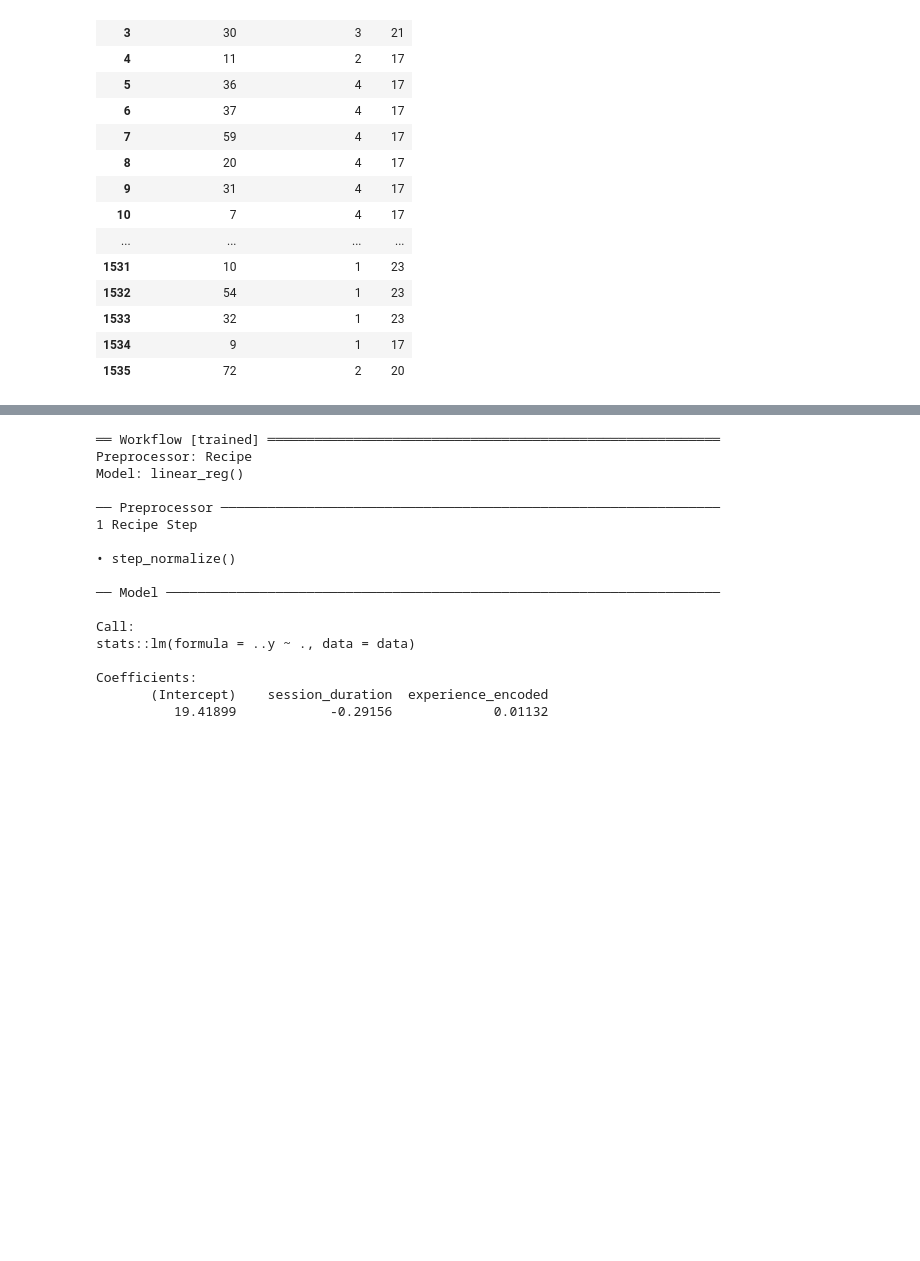
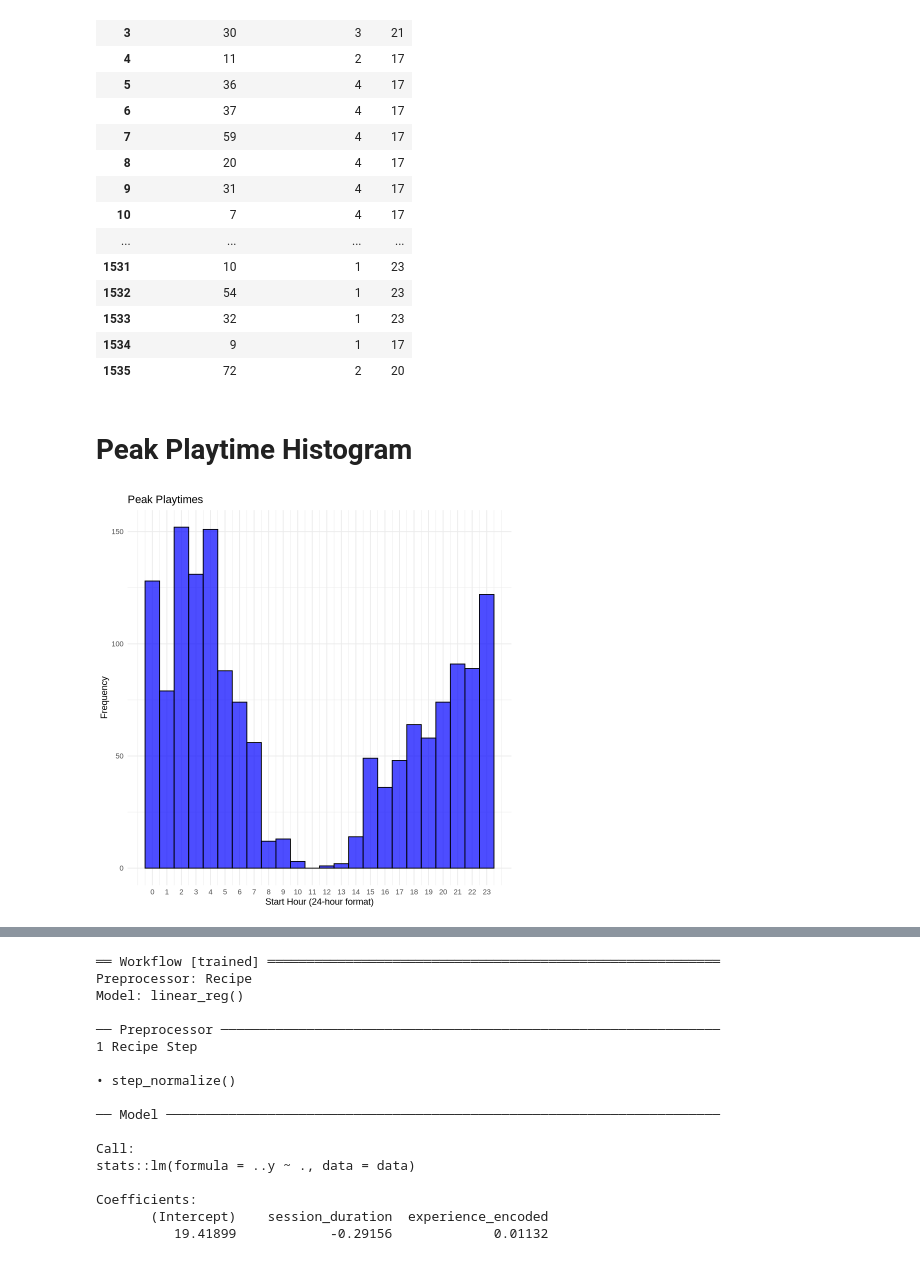
Before and after one commit to gvnwu/New-Group-Project, a Jupyter notebook: Group_final_project.ipynb, the cells around one changed output, grey strips where cells are left out. Saved outputs shown, nothing was run; the diff lists cells and outputs as text; code cells hidden in the pictures; blank space fills up the shorter version.

Commit message:
Histograms

```diff
--- a/Group_final_project.ipynb
+++ b/Group_final_project.ipynb
@@ -142,3 +142,47 @@ A data.frame: 1533 × 3
 | 1533 | 32 | 1 | 23 |
 | 1534 | 9 | 1 | 17 |
 | 1535 | 72 | 2 | 20 |
+# %%
+sessions_select <- sessions_data |>
+    select(start_time, end_time, hashedEmail)
+
+sessions_seperate <- sessions_select |>
+    separate(start_time, into = c("start_date", "start_time"), sep = " ") |>
+    separate(end_time, into = c("end_date", "end_time"), sep = " ")
+
+sessions_new <- sessions_seperate |>
+   mutate(start_time = as.POSIXct(start_time, format = "%H:%M"),
+          end_time = as.POSIXct(end_time, format = "%H:%M"),
+         start_hour = hour(start_time),
+         end_hour= hour(end_time))
+
+
+players_new <- players_data |>
+    select(hashedEmail,experience, played_hours, name, gender, age)
+
+
+players_session <- full_join(sessions_new, players_new, by = "hashedEmail")
+
+
+player_session_select <- players_session |>
+    select(start_hour, experience) |>
+    mutate(experience = as.factor(experience)) |>
+    drop_na()
+
+players_session <- full_join(sessions_new, players_new, by = "hashedEmail")
+player_session_select <- players_session |>
+    select(start_hour, experience, age) |>
+    mutate(experience = as.factor(experience)) |>
+    drop_na()
+# %% [markdown]
+# Peak Playtime Histogram
+# %%
+ggplot(player_session_select, aes(x = start_hour)) +
+  geom_histogram(binwidth = 1, fill = "blue", color = "black", alpha = 0.7) +
+  labs(title = "Peak Playtimes",
+       x = "Start Hour (24-hour format)",
+       y = "Frequency") +
+  scale_x_continuous(breaks = seq(0, 23, 1)) +
+  theme_minimal()
+# %% [output]
+[figure, added]
```
Also changed, not shown: parts of 6 cells of this notebook.
